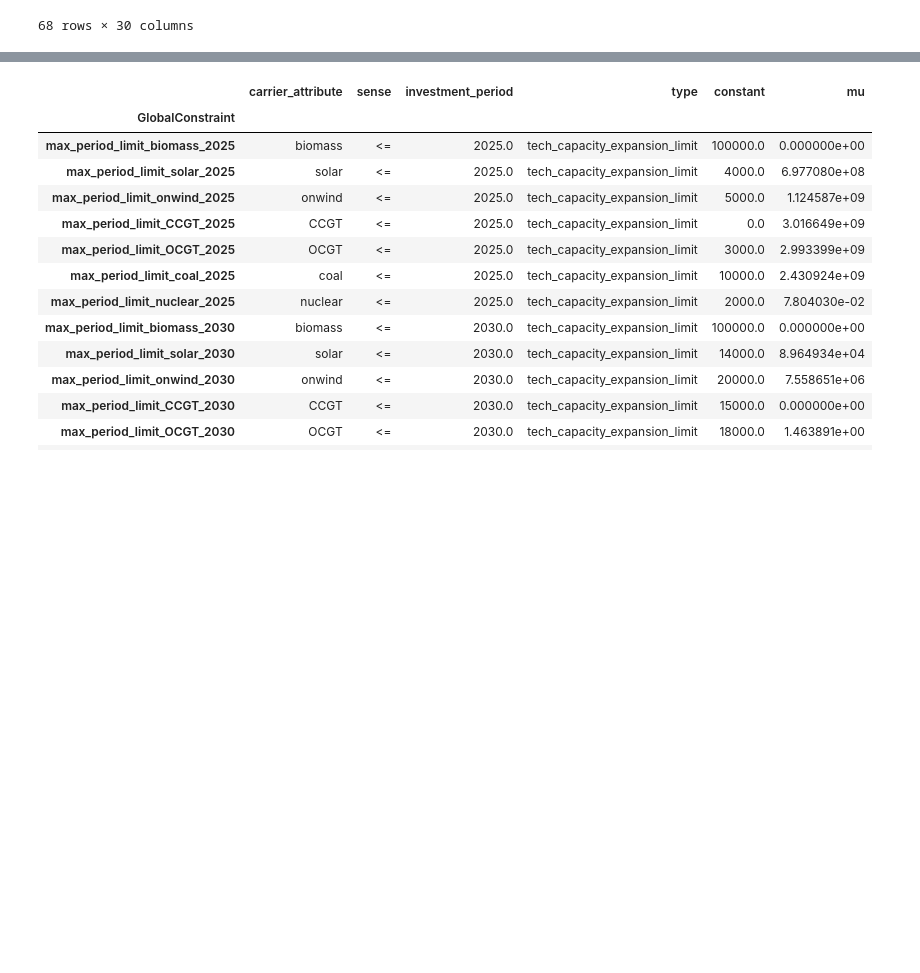
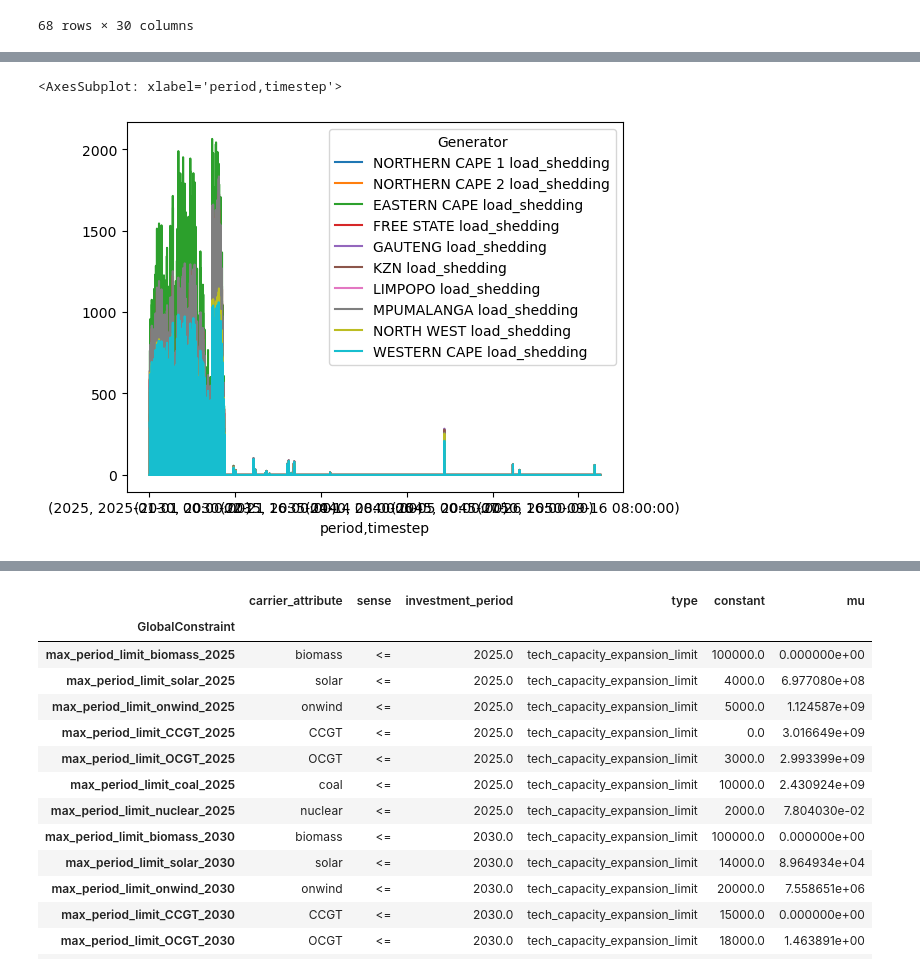
Before and after one commit to PyPSA/pypsa-za, a Jupyter notebook: notebooks/general_playground.ipynb, the cells around one changed output, grey strips where cells are left out. Cells and saved outputs as stored; diff of their text form; code cells hidden in the pictures; blank space fills up the shorter version.

```diff
--- a/notebooks/general_playground.ipynb
+++ b/notebooks/general_playground.ipynb
@@ -89,3 +89,8 @@ capacity
+# %%
+n.generators_t.p[n.generators[n.generators.carrier=='load_shedding'].index].plot()
+# %% [output]
+<AxesSubplot: xlabel='period,timestep'>
+[figure, added]
 # %%
 n.storage_units.p_nom_opt
 # %% [output]
```
Also changed, not shown: parts of 5 cells of this notebook, 3 other files.
